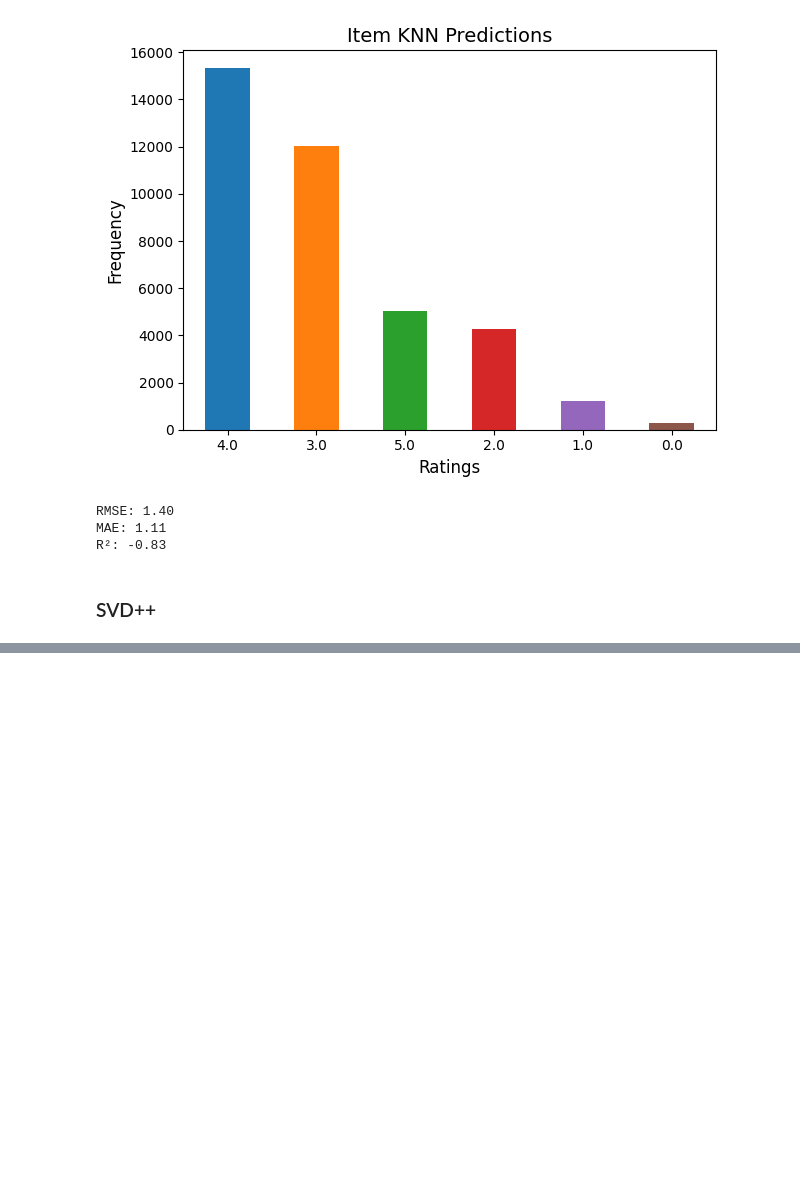
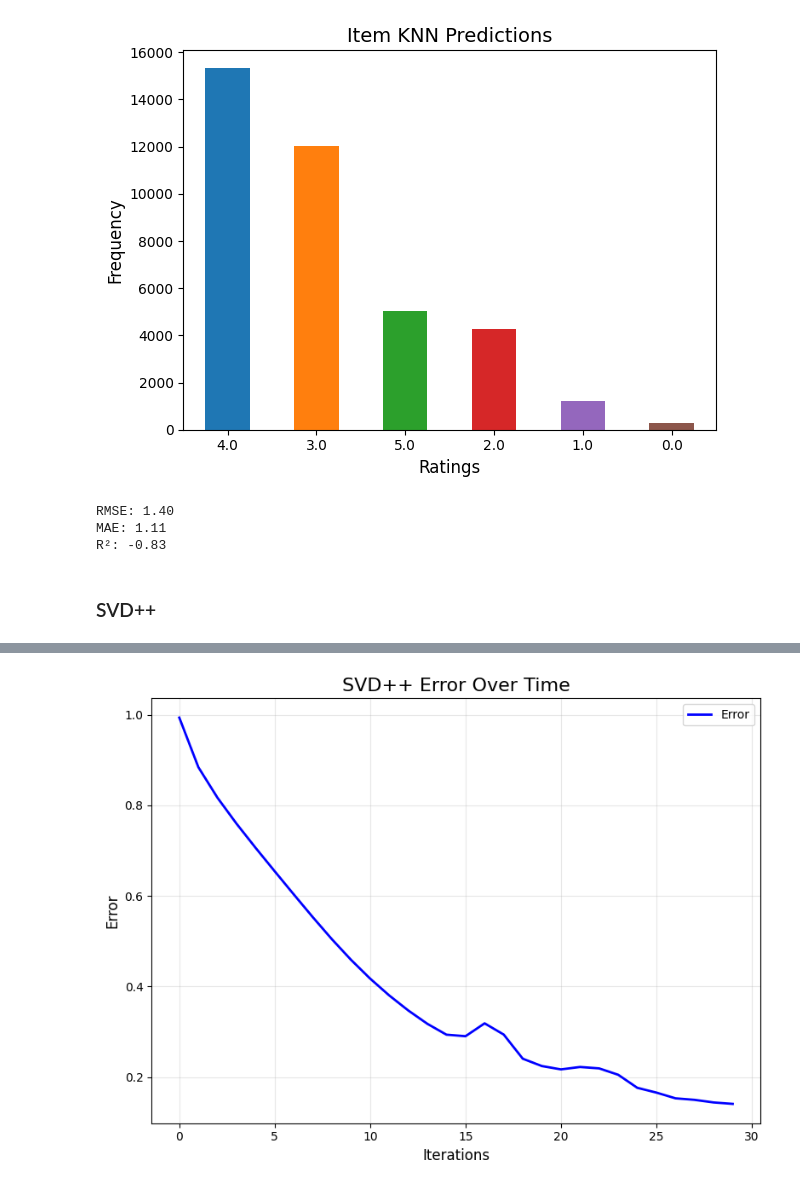
Before and after one commit to bm-coelho/alglin-trab, a Jupyter notebook: demo.ipynb, the cells around one changed output, grey strips where cells are left out. Saved outputs shown, nothing was run; the diff lists cells and outputs as text; code cells hidden in the pictures; blank space fills up the shorter version.

```diff
--- a/demo.ipynb
+++ b/demo.ipynb
@@ -390,0 +394,2 @@ Predicted: 3.42, Actual: 2.50
+# %%
+global_mean, bu, bi, p, q, implicit_factors, error = svdpp.train_svdpp_optimized(ratings_sample_df, sample_train, 2, miter=30)
@@ -390,0 +414,4 @@ Predicted: 3.42, Actual: 2.50
+# %%
+plot_error(error)
+# %% [output]
+[figure, added]
```
Also changed, not shown: parts of 7 cells of this notebook, 12 other files.
